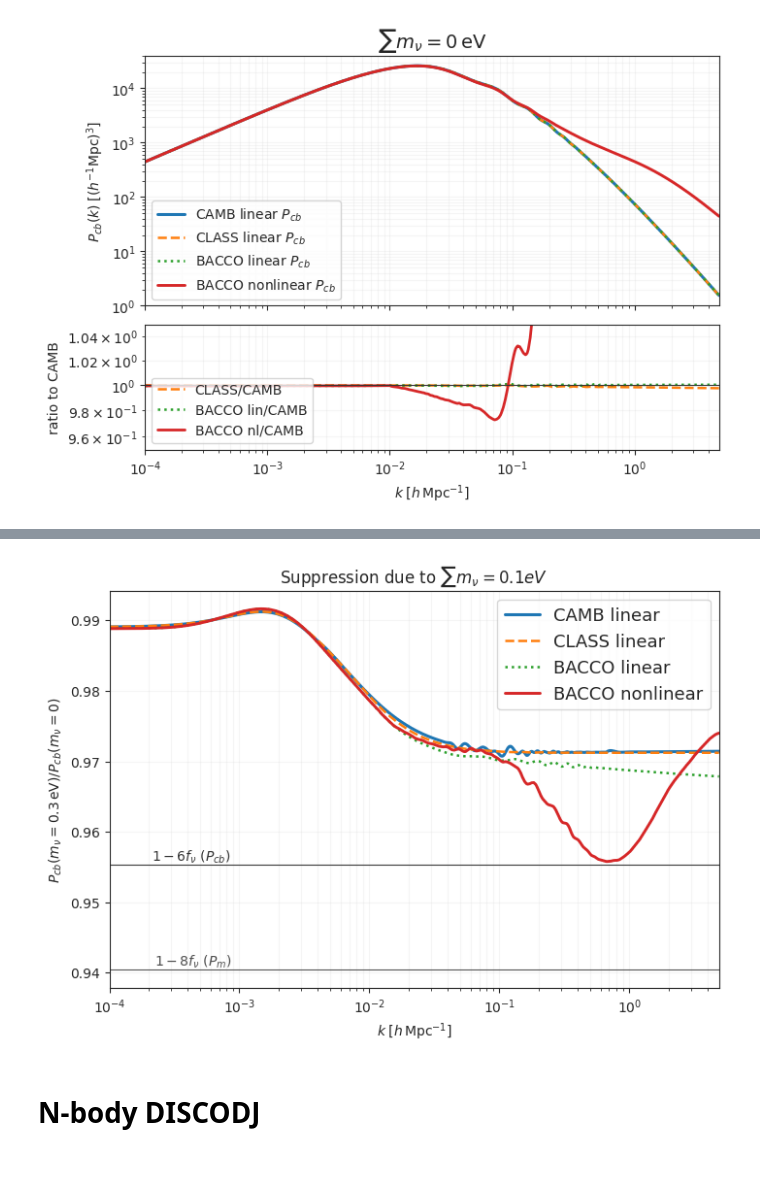
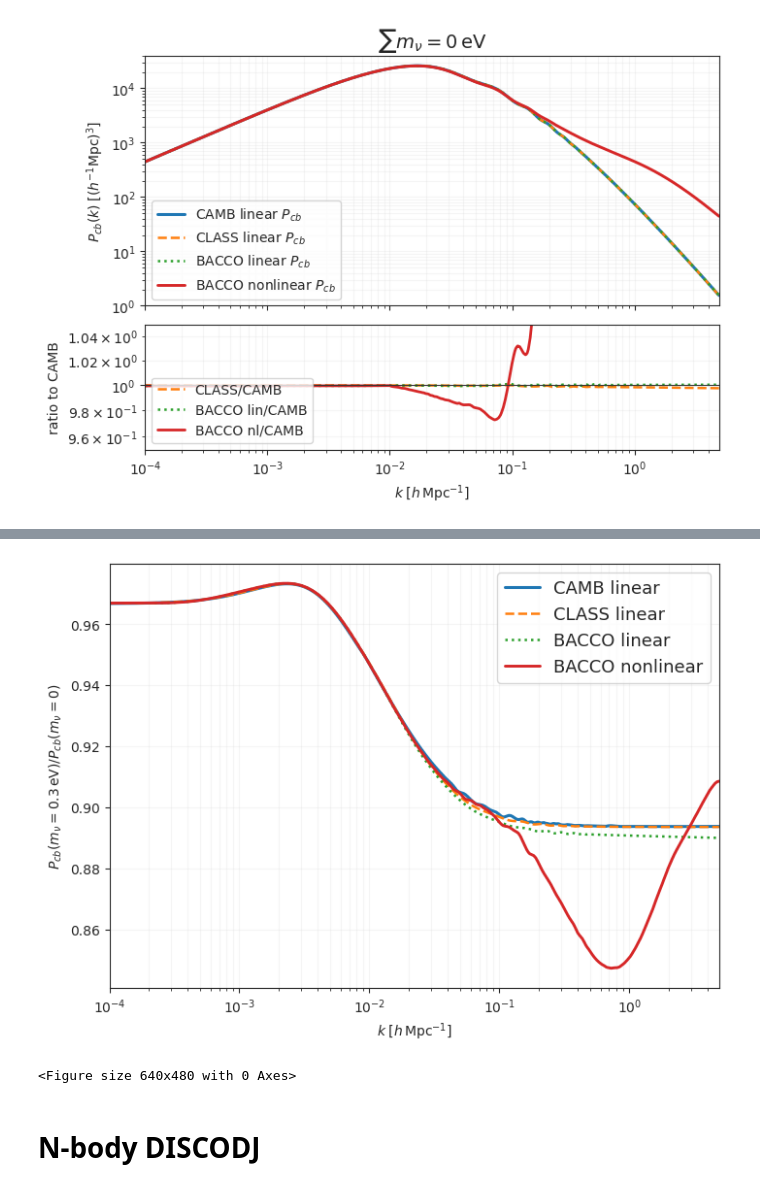
Before and after one commit to Xantyos13/DISCO-DJ, a Jupyter notebook: Neutrinos/Power_comparaison.ipynb, the cells around one changed output, grey strips where cells are left out. Cells and saved outputs as stored; diff of their text form; code cells hidden in the pictures.

```diff
--- a/Neutrinos/Power_comparaison.ipynb
+++ b/Neutrinos/Power_comparaison.ipynb
@@ -56,7 +56,7 @@ cosmo = {
     "omch2": 0.269984542*0.67**2,
     "As": 2.215e-09,
     "ns": 0.9619,
-    "sum_mnu": 0.1,      # total neutrino mass [eV]
+    "sum_mnu": 0.3,      # total neutrino mass [eV]
     "tau": 0.0952,
     "w0": -1.0,
     "wa": 0.0,
@@ -522,58 +522,59 @@ fig, ax = plt.subplots(
     figsize=(7, 5),
     constrained_layout=True,
 )
 
 # Ratios massive / massless
 ratio_camb     = P_camb_cb_grid_nu / P_camb_cb_grid
 ratio_class    = Pkbc_CLASS_nu    / Pkbc_CLASS
 ratio_bacco    = pk_lin           / pk_ref
 ratio_bacco_nl = pk_nl            / pk_nl_ref
 # ratio_disco = Pcb_EB_nu / Pcb_EB
 
 ax.semilogx(k_h,ratio_camb,color="C0",lw=2.2,label="CAMB linear",)
 ax.semilogx(k_h,ratio_class,color="C1",lw=1.8,ls="--",label="CLASS linear",)
 ax.semilogx(k_h,ratio_bacco,color="C2",lw=1.8,ls=":",label="BACCO linear",)
 ax.semilogx(k_h,ratio_bacco_nl,color="C3",lw=2.1,label="BACCO nonlinear",)
 # ax.semilogx(k_h, ratio_disco, color="C4", lw=2.1, label="DISCOEB")
-
-ax.axhline(supp_Pcb, color="0.2", lw=0.8)
-ax.axhline(supp_P,   color="0.3", lw=0.8)
-
-ax.annotate(
-    r"$1-6f_\nu$ ($P_{cb}$)",
-    xy=(0.2, supp_Pcb),
-    xycoords=("axes fraction", "data"),
-    ha="right",
-    va="bottom",
-    color="0.2",
-)
-
-ax.annotate(
-    r"$1-8f_\nu$ ($P_m$)",
-    xy=(0.2, supp_P),
-    xycoords=("axes fraction", "data"),
-    ha="right",
-    va="bottom",
-    color="0.3",
-)
-
+#
+#ax.axhline(supp_Pcb, color="0.2", lw=0.8)
+#ax.axhline(supp_P,   color="0.3", lw=0.8)
+#
+#ax.annotate(
+#    r"$1-6f_\nu$ ($P_{cb}$)",
+#    xy=(0.2, supp_Pcb),
+#    xycoords=("axes fraction", "data"),
+#    ha="right",
+#    va="bottom",
+#    color="0.2",
+#)
+#
+#ax.annotate(
+#    r"$1-8f_\nu$ ($P_m$)",
+#    xy=(0.2, supp_P),
+#    xycoords=("axes fraction", "data"),
+#    ha="right",
+#    va="bottom",
+#    color="0.3",
+#)
+#
 ax.set_xscale("log")
 ax.set_xlim(k_h.min(), k_h.max())
 
 ax.set_xlabel(r"$k\;[h\,{\rm Mpc}^{-1}]$")
 ax.set_ylabel(
     r"$P_{cb}(m_\nu=0.3\,{\rm eV}) / P_{cb}(m_\nu=0)$"
 )
 
-ax.set_title(rf"Suppression due to $\sum m_\nu = {cosmo["sum_mnu"]}eV $")
+#ax.set_title(rf"Suppression due to $\sum m_\nu = {cosmo["sum_mnu"]}eV $")
 
 ax.legend(prop={'size': 13})
 ax.grid(True, which="both", alpha=0.18)
 
 plt.show()
-#plt.savefig('supp_ref.pgf')
+plt.savefig('supp_ref.pgf')
 # %% [output]
-[figure, old version]
+[figure, new version]
+<Figure size 640x480 with 0 Axes>
 # %% [markdown]
 # N-body DISCODJ
 # %% [markdown]
```
Also changed, not shown: parts of 11 cells of this notebook, 4 other files.
